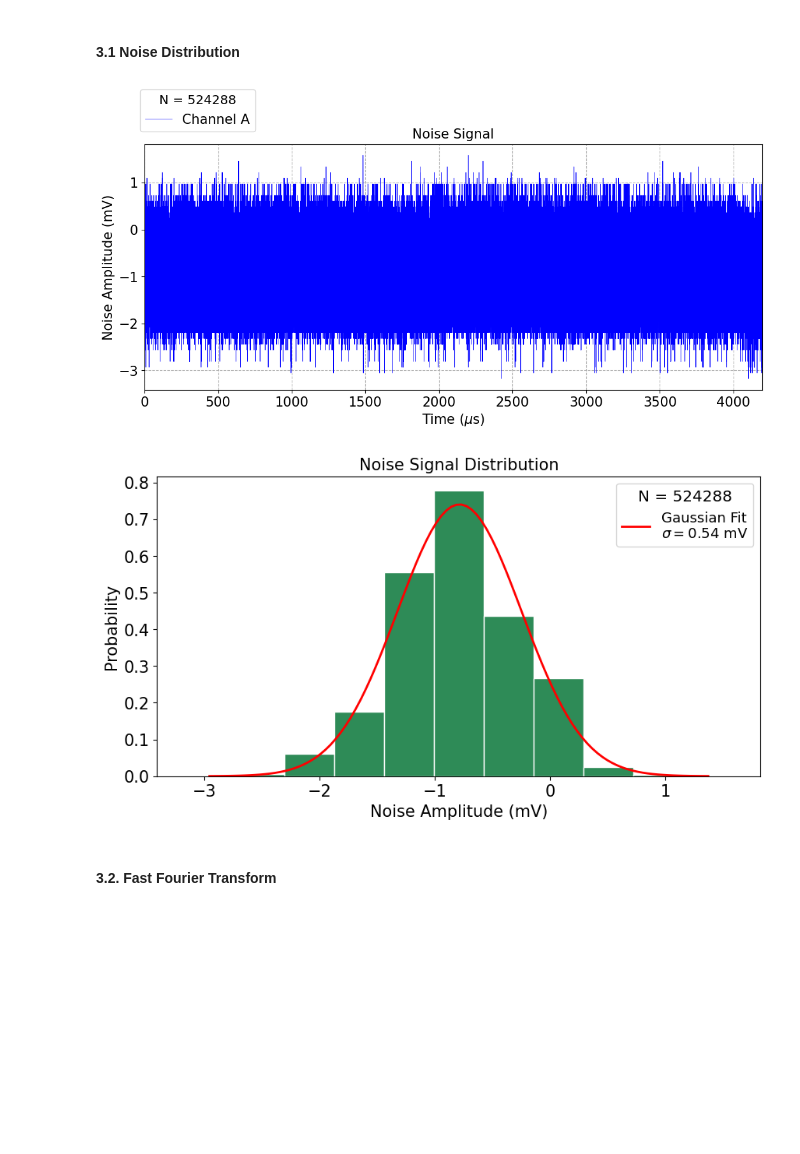
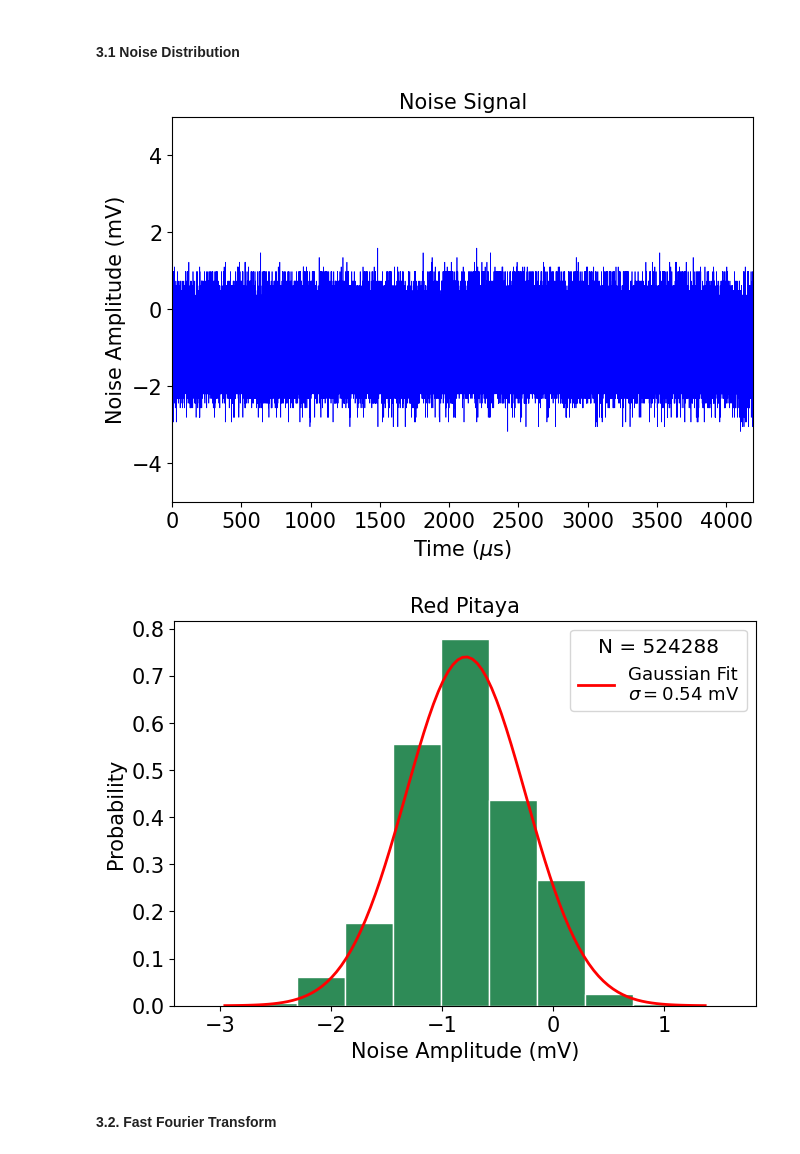
Before and after one commit to nshunned/PhotQuant, a Jupyter notebook: Red_Pitaya_17/noise/resistor/noise_scpi.ipynb, the cells around one changed output. Cells and saved outputs as stored; diff of their text form; code cells hidden in the pictures; blank space fills up the shorter version.

```diff
--- a/Red_Pitaya_17/noise/resistor/noise_scpi.ipynb
+++ b/Red_Pitaya_17/noise/resistor/noise_scpi.ipynb
@@ -220,25 +220,26 @@ if units == 'VOLTS':
 elif units == 'RAW':
     units_plot = 'bits'
 # %%
-plt.figure(figsize=(12.5, 5))
+plt.figure(figsize=(7.5, 5))
 
 plt.plot(t*1e6, signal_num, '-b', lw=0.5, label=signal_num_label)
 
 plt.title('Noise Signal', fontsize=15)
 plt.xlabel(r'Time ($\mu$s)', fontsize=15)
 plt.ylabel(f'Noise Amplitude ({units_plot})', fontsize=15)
 plt.xticks(fontsize=15)
 plt.yticks(fontsize=15)
 plt.xlim([0, t[-1]*1e6])
+plt.ylim(-5, 5)
 
-legendTitle = 'N = {}'.format(nSamples)
-plt.legend(title=legendTitle, title_fontsize='x-large', prop={'size': 15},
-        bbox_to_anchor=(0.19, 1.25))
+# legendTitle = 'N = {}'.format(nSamples)
+# plt.legend(title=legendTitle, title_fontsize='x-large', prop={'size': 15},
+#         bbox_to_anchor=(0.19, 1.25))
 
-plt.grid(ls='--')
+# plt.grid(ls='--')
 plt.show()
 # %% [output]
-[figure, old version]
+[figure, new version]
 # %%
 # calculate histogram
 hist, bins = np.histogram(signal_num, bins=nBins, density=density)
@@ -249,12 +250,12 @@ mu, sigma = sp.stats.norm.fit(signal_num)
 x = np.linspace(bin_centers[0], bin_centers[-1], 100)
 p = sp.stats.norm.pdf(x, mu, sigma)
 # %%
-plt.figure(figsize=(10, 5))
+plt.figure(figsize=(7.5, 5))
 
 plt.hist(signal_num, bins=nBins, density=density, color='seagreen', edgecolor='w')
 plt.plot(x, p, '-r', lw=2, label='Gaussian Fit\n'+rf'$\sigma = {sigma:.2f}$ {units_plot}')
 
-plt.title('Noise Signal Distribution', fontsize=15)
+plt.title('Red Pitaya', fontsize=15)
 plt.xlabel(f'Noise Amplitude ({units_plot})', fontsize=15)
 plt.ylabel('Probability', fontsize=15)
 plt.xticks(fontsize=15)
@@ -263,9 +264,10 @@ plt.yticks(fontsize=15)
 legendTitle = 'N = {}'.format(nSamples)
 plt.legend(title=legendTitle, loc='best', title_fontsize='x-large', prop={'size': 13})
 
+# plt.grid(ls='--')
 plt.show()
 # %% [output]
-[figure, old version]
+[figure, new version]
 # %% [markdown]
 #### 3.2. Fast Fourier Transform
 # %%
```
Also changed, not shown: parts of 2 cells of this notebook, 15 other files.
